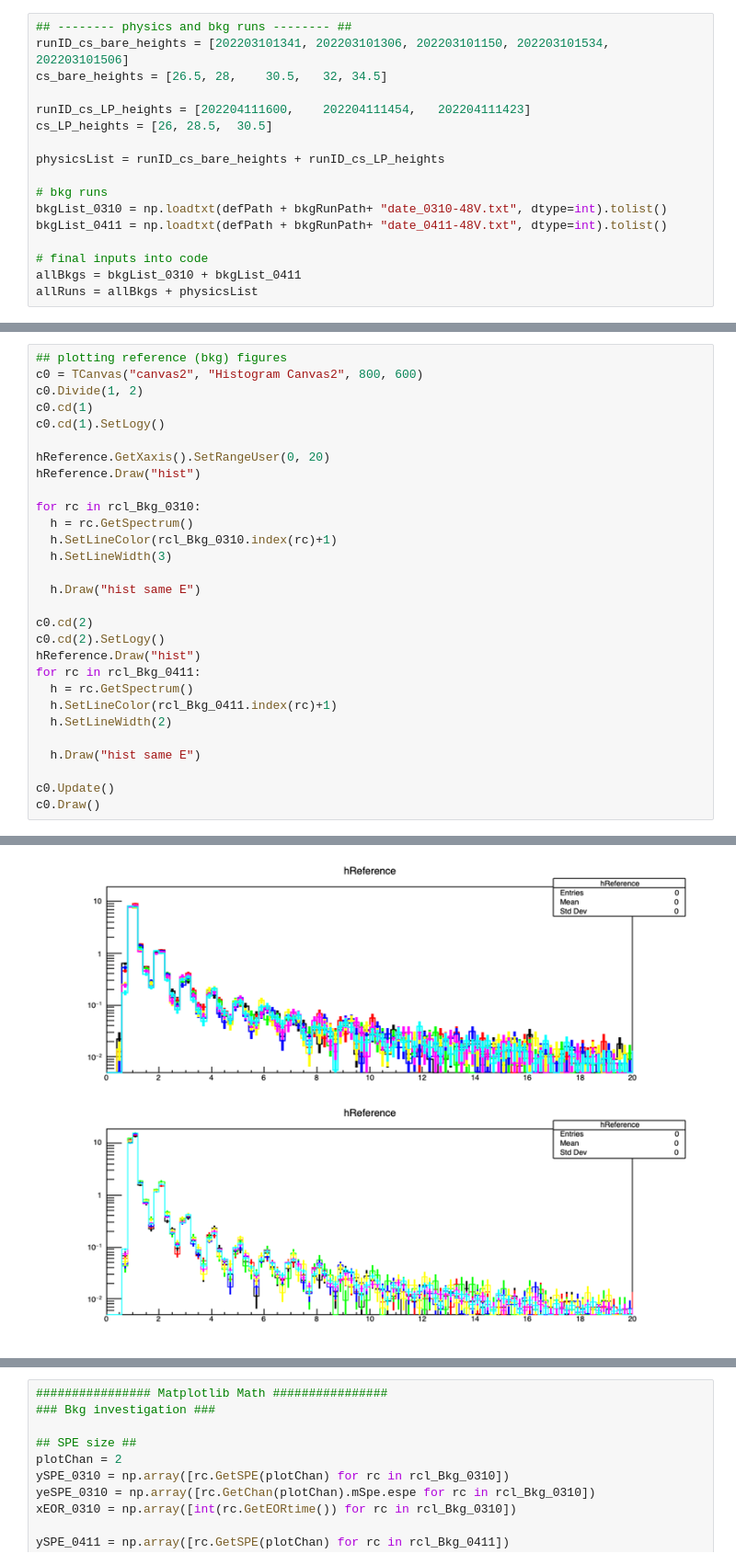
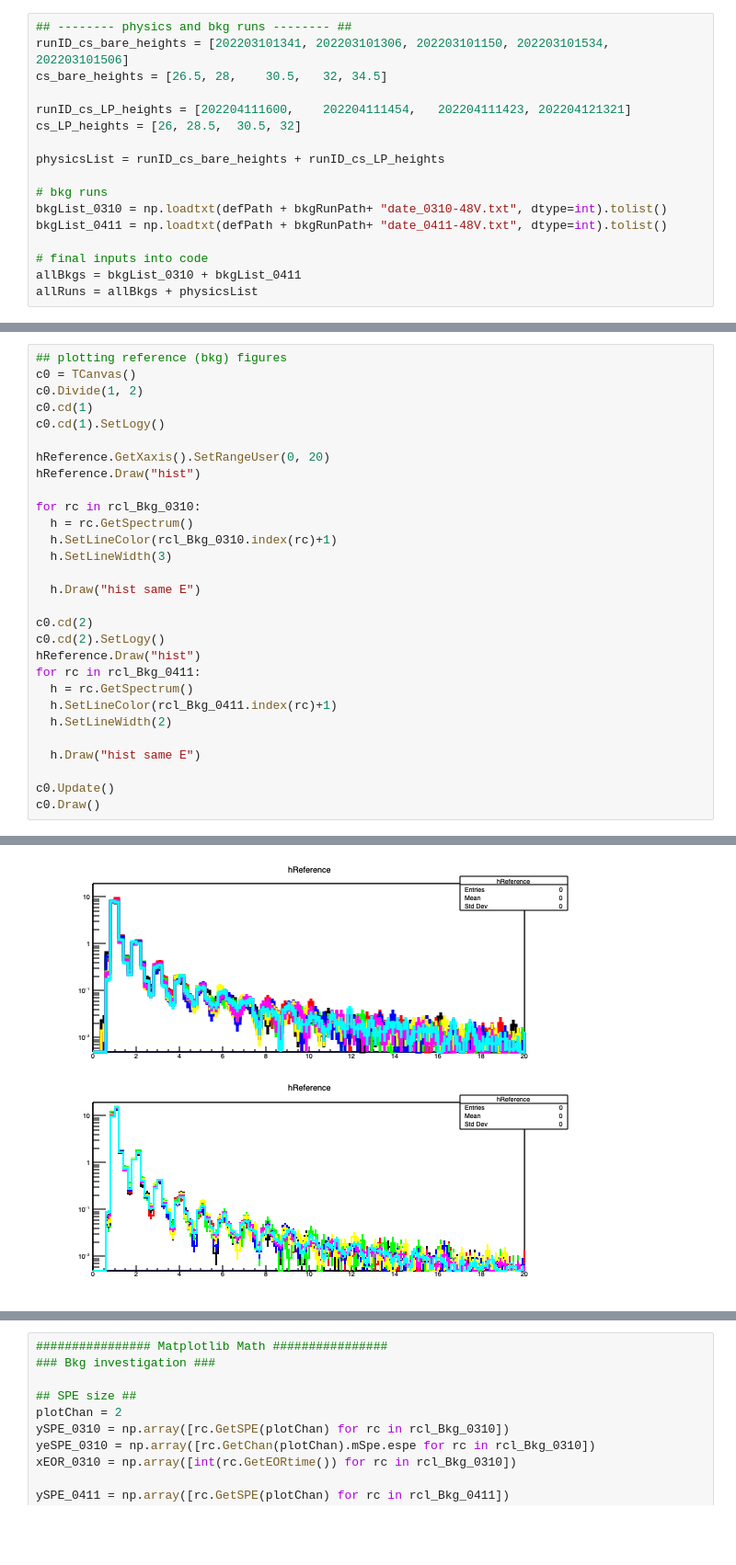
Before and after one commit to austindsc/cf4_analysisPipeline, a Jupyter notebook: code1Analysis/ana1_Cs_bkgs_v1.ipynb, the cells around one changed output, grey strips where cells are left out. Shown at 92% size. Saved outputs shown, nothing was run; the diff lists cells and outputs as text; blank space fills up the shorter version.

```diff
--- a/code1Analysis/ana1_Cs_bkgs_v1.ipynb
+++ b/code1Analysis/ana1_Cs_bkgs_v1.ipynb
@@ -103,8 +88,8 @@ bkgRunPath = "runLists/analysis1/bkgLists/"       # bkg run list files
 runID_cs_bare_heights = [202203101341, 202203101306, 202203101150, 202203101534, 202203101506]
 cs_bare_heights = [26.5, 28,	30.5,	32,	34.5]
 
-runID_cs_LP_heights = [202204111600,	202204111454,	202204111423]
-cs_LP_heights = [26, 28.5,	30.5]
+runID_cs_LP_heights = [202204111600,	202204111454,	202204111423, 202204121321]
+cs_LP_heights = [26, 28.5,	30.5, 32]
 
 physicsList = runID_cs_bare_heights + runID_cs_LP_heights
 
@@ -230,7 +215,7 @@ done building fast bkg histogram for hNPE_bkg_0411
 total time: 7595.2569534720005
 # %%
 ## plotting reference (bkg) figures
-c0 = TCanvas("canvas2", "Histogram Canvas2", 800, 600)
+c0 = TCanvas()
 c0.Divide(1, 2)
 c0.cd(1)
 c0.cd(1).SetLogy()
@@ -262,4 +246,4 @@ Warning in <TCanvas::Constructor>: Deleting canvas with same name: canvas2
-[figure, old version]
+[figure, new version]
 # %%
 #### TTNE figs ####
 c2 = TCanvas("", "", 700, 400)
```
Also changed, not shown: parts of 14 cells of this notebook, 2 other files.
